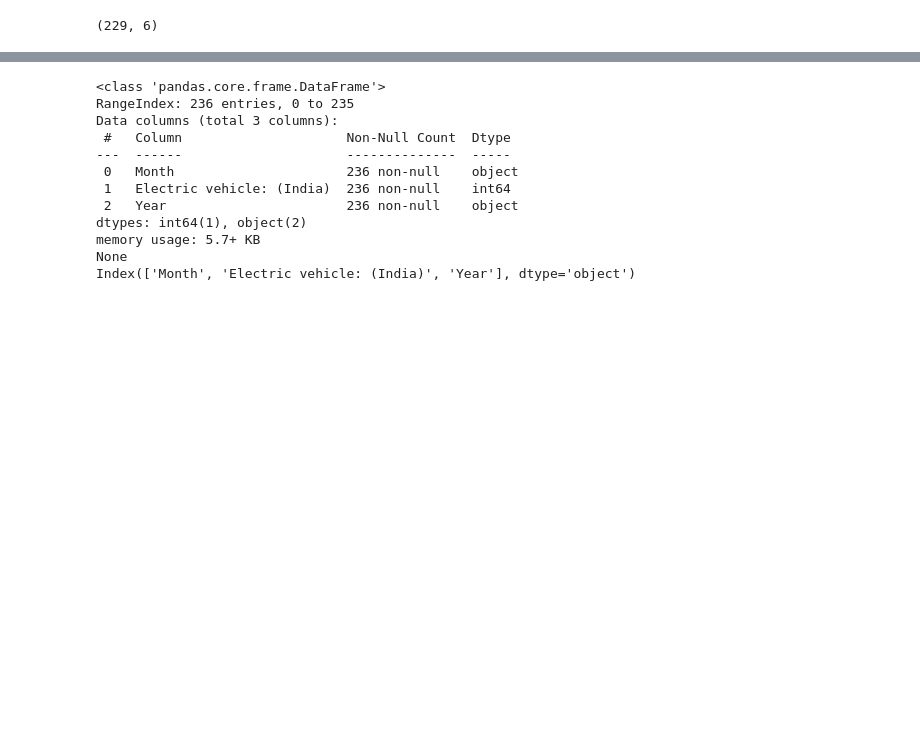
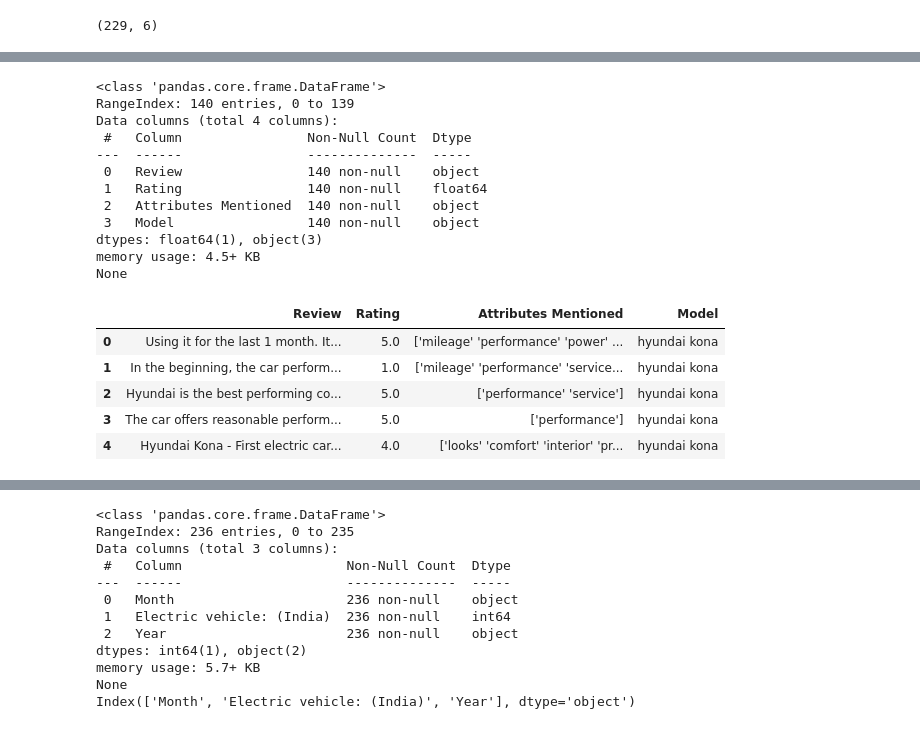
Before and after one commit to ShreyashChacharkar/EV_marketsegment, a Jupyter notebook: data_analysis.ipynb, the cells around one changed output, grey strips where cells are left out. Cells and saved outputs as stored; diff of their text form; code cells hidden in the pictures; blank space fills up the shorter version.

```diff
--- a/data_analysis.ipynb
+++ b/data_analysis.ipynb
@@ -102,0 +134,23 @@ df5 =
+# %%
+df6 = pd.read_csv("dataset_splitup/dataset3/4-wheeler-EV-cardekho.csv")
+print(df6.info())
+df6.head()
+# %% [output]
+<class 'pandas.core.frame.DataFrame'>
+RangeIndex: 140 entries, 0 to 139
+Data columns (total 4 columns):
+ #   Column                Non-Null Count  Dtype
+---  ------                --------------  -----
+ 0   Review                140 non-null    object
+ 1   Rating                140 non-null    float64
+ 2   Attributes Mentioned  140 non-null    object
+ 3   Model                 140 non-null    object
+dtypes: float64(1), object(3)
+memory usage: 4.5+ KB
+None
+|  | Review | Rating | Attributes Mentioned | Model |
+| 0 | Using it for the last 1 month. It... | 5.0 | ['mileage' 'performance' 'power' ... | hyundai kona |
+| 1 | In the beginning, the car perform... | 1.0 | ['mileage' 'performance' 'service... | hyundai kona |
+| 2 | Hyundai is the best performing co... | 5.0 | ['performance' 'service'] | hyundai kona |
+| 3 | The car offers reasonable perform... | 5.0 | ['performance'] | hyundai kona |
+| 4 | Hyundai Kona - First electric car... | 4.0 | ['looks' 'comfort' 'interior' 'pr... | hyundai kona |
```
Also changed, not shown: parts of 7 cells of this notebook.
